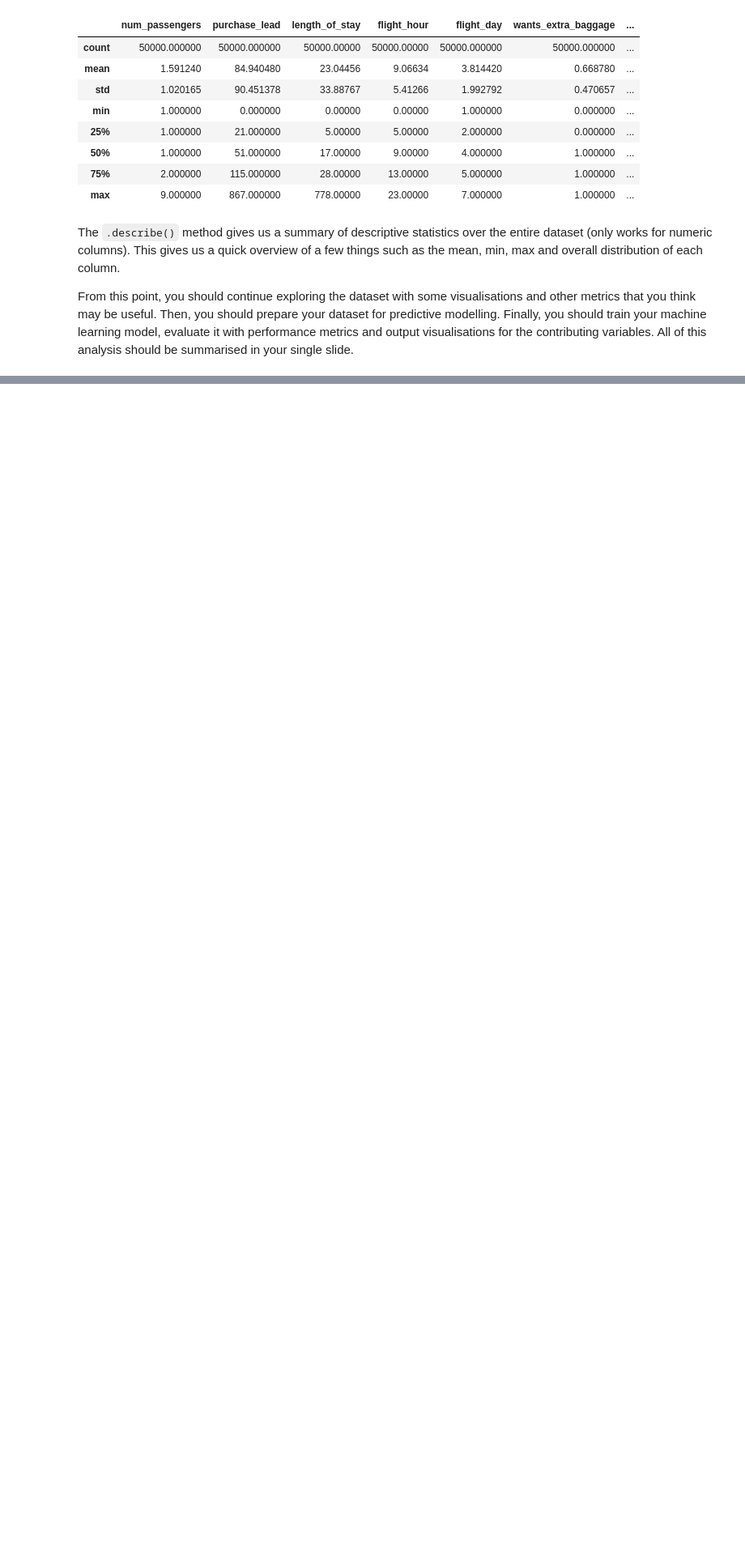
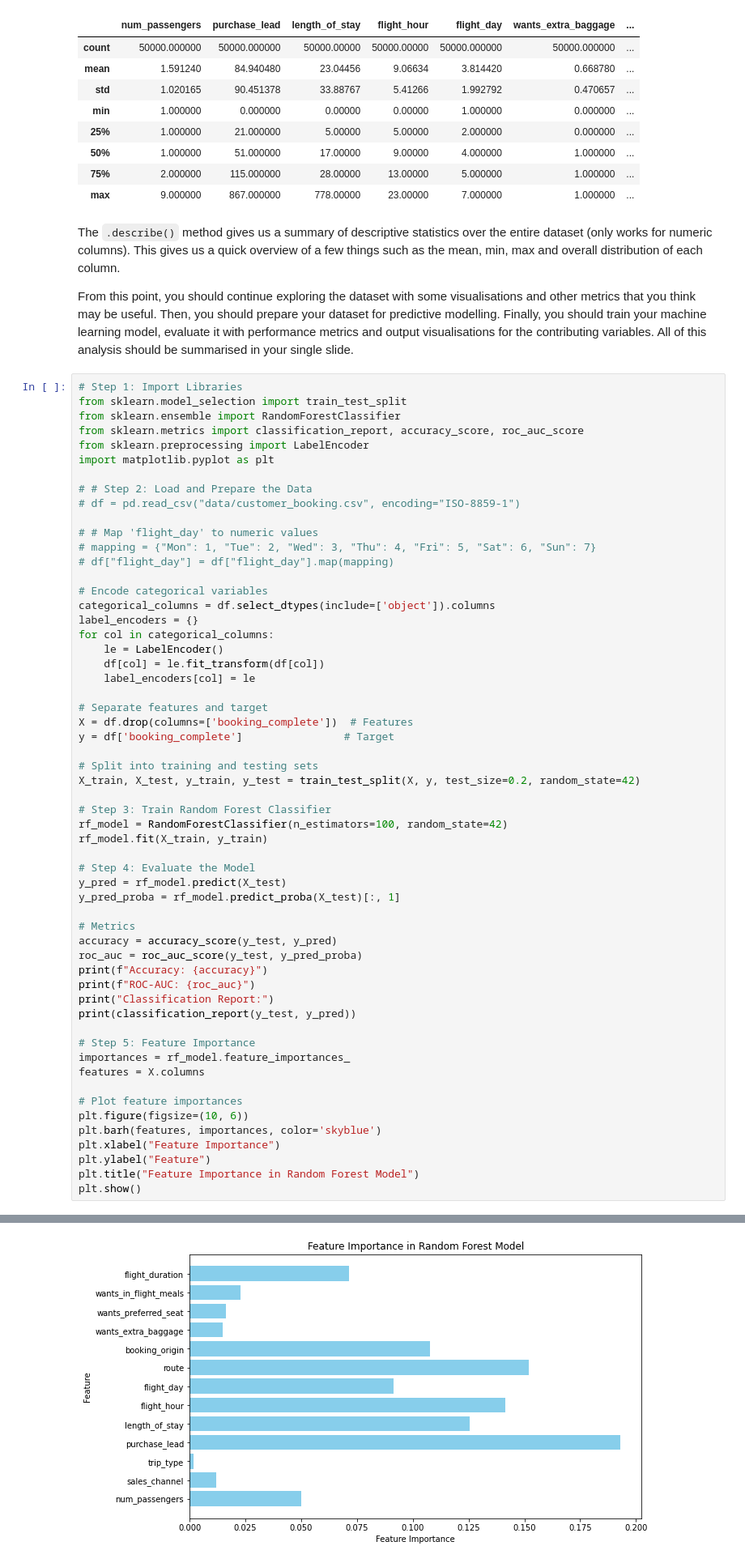
Before and after one commit to nykten/BA-Forage-Data-Science-Simulation, a Jupyter notebook: Task 2 - Getting Started.ipynb, the cells around one changed output, grey strips where cells are left out. Shown at 81% size. Drawn from its saved outputs; the diff is of its cells as text; blank space fills up the shorter version.

```diff
--- a/Task 2 - Getting Started.ipynb
+++ b/Task 2 - Getting Started.ipynb
@@ -101,3 +101,61 @@ df.describe()
 The `.describe()` method gives us a summary of descriptive statistics over the entire dataset (only works for numeric columns). This gives us a quick overview of a few things such as the mean, min, max and overall distribution of each column.
 
 From this point, you should continue exploring the dataset with some visualisations and other metrics that you think may be useful. Then, you should prepare your dataset for predictive modelling. Finally, you should train your machine learning model, evaluate it with performance metrics and output visualisations for the contributing variables. All of this analysis should be summarised in your single slide.
+# %%
+# Step 1: Import Libraries
+from sklearn.model_selection import train_test_split
+from sklearn.ensemble import RandomForestClassifier
+from sklearn.metrics import classification_report, accuracy_score, roc_auc_score
+from sklearn.preprocessing import LabelEncoder
+import matplotlib.pyplot as plt
+
+# # Step 2: Load and Prepare the Data
+# df = pd.read_csv("data/customer_booking.csv", encoding="ISO-8859-1")
+
+# # Map 'flight_day' to numeric values
+# mapping = {"Mon": 1, "Tue": 2, "Wed": 3, "Thu": 4, "Fri": 5, "Sat": 6, "Sun": 7}
+# df["flight_day"] = df["flight_day"].map(mapping)
+
+# Encode categorical variables
+categorical_columns = df.select_dtypes(include=['object']).columns
+label_encoders = {}
+for col in categorical_columns:
+    le = LabelEncoder()
+    df[col] = le.fit_transform(df[col])
+    label_encoders[col] = le
+
+# Separate features and target
+X = df.drop(columns=['booking_complete'])  # Features
+y = df['booking_complete']                # Target
+
+# Split into training and testing sets
+X_train, X_test, y_train, y_test = train_test_split(X, y, test_size=0.2, random_state=42)
+
+# Step 3: Train Random Forest Classifier
+rf_model = RandomForestClassifier(n_estimators=100, random_state=42)
+rf_model.fit(X_train, y_train)
+
+# Step 4: Evaluate the Model
+y_pred = rf_model.predict(X_test)
+y_pred_proba = rf_model.predict_proba(X_test)[:, 1]
+
+# Metrics
+accuracy = accuracy_score(y_test, y_pred)
+roc_auc = roc_auc_score(y_test, y_pred_proba)
+print(f"Accuracy: {accuracy}")
+print(f"ROC-AUC: {roc_auc}")
+print("Classification Report:")
+print(classification_report(y_test, y_pred))
+
+# Step 5: Feature Importance
+importances = rf_model.feature_importances_
+features = X.columns
+
+# Plot feature importances
+plt.figure(figsize=(10, 6))
+plt.barh(features, importances, color='skyblue')
+plt.xlabel("Feature Importance")
+plt.ylabel("Feature")
+plt.title("Feature Importance in Random Forest Model")
+plt.show()
+# %% [output]
@@ -103,0 +173 @@ From this point, you should continue exploring the dataset with some visualisati
+[figure, added]
```
Also changed, not shown: parts of 1 cell of this notebook, 3 other files.
